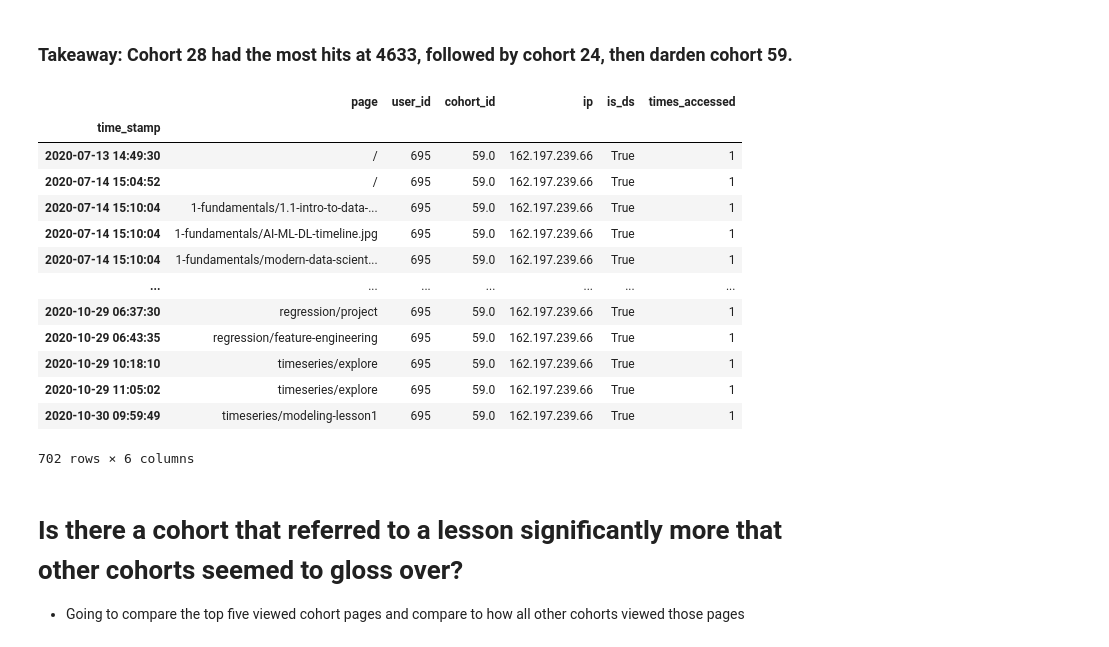
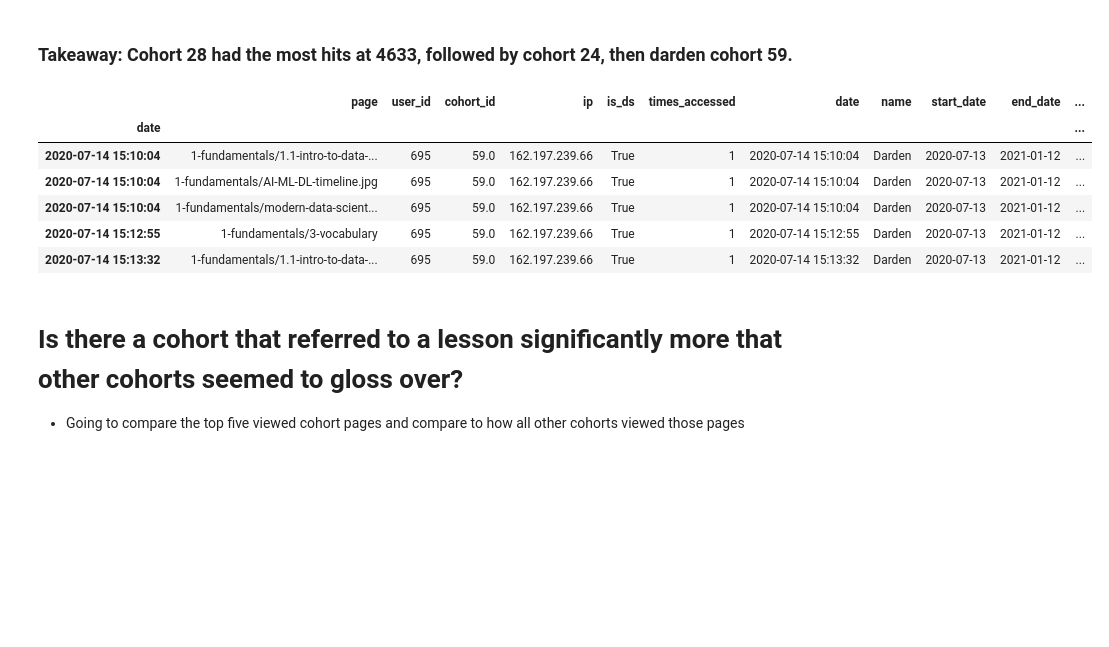
Before and after one commit to george887/time_series_project, a Jupyter notebook: explore.ipynb, the cells around one changed output. Drawn from its saved outputs; the diff is of its cells as text; code cells hidden in the pictures; blank space fills up the shorter version.

Commit message:
Adding explore edits

```diff
--- a/explore.ipynb
+++ b/explore.ipynb
@@ -64,2 +46,0 @@ df.page.isnull().sum()
-# %%
-df.page.dropna(inplace=True)
@@ -118,3 +47,3 @@ cohort_id,name,start_date,end_date,program_id
-# %%
-df['is_ds'] = df.cohort_id.isin([30,34,55,59])
+# %%
+df = p.prep_data(df)
 # %%
@@ -130,7 +71,5 @@ df.head()
 # %% [markdown]
 # Which lesson appears to attract the most traffic consistently across cohorts (per program)?
-# %%
-df['times_accessed'] = 1
 # %%
 # Shows how many times the ciriculum was accessed monthly
 df[['times_accessed']].resample('m').sum().tail()
@@ -415,22 +272,15 @@ df2.groupby(['cohort_id','page'])['times_accessed'].agg(['min', 'mean','max'])
 ### Takeaway: Cohort 28 had the most hits at 4633, followed by cohort 24, then darden cohort 59.
 # %%
 my_ip = '162.197.239.66'
-df[df.ip == my_ip]
+df[df.ip == my_ip].head()
 # %% [output]
-|  | page | user_id | cohort_id | ip | is_ds | times_accessed |
-| time_stamp |  |  |  |  |  |  |
-| 2020-07-13 14:49:30 | / | 695 | 59.0 | 162.197.239.66 | True | 1 |
-| 2020-07-14 15:04:52 | / | 695 | 59.0 | 162.197.239.66 | True | 1 |
-| 2020-07-14 15:10:04 | 1-fundamentals/1.1-intro-to-data-... | 695 | 59.0 | 162.197.239.66 | True | 1 |
-| 2020-07-14 15:10:04 | 1-fundamentals/AI-ML-DL-timeline.jpg | 695 | 59.0 | 162.197.239.66 | True | 1 |
-| 2020-07-14 15:10:04 | 1-fundamentals/modern-data-scient... | 695 | 59.0 | 162.197.239.66 | True | 1 |
-| ... | ... | ... | ... | ... | ... | ... |
-| 2020-10-29 06:37:30 | regression/project | 695 | 59.0 | 162.197.239.66 | True | 1 |
-| 2020-10-29 06:43:35 | regression/feature-engineering | 695 | 59.0 | 162.197.239.66 | True | 1 |
-| 2020-10-29 10:18:10 | timeseries/explore | 695 | 59.0 | 162.197.239.66 | True | 1 |
-| 2020-10-29 11:05:02 | timeseries/explore | 695 | 59.0 | 162.197.239.66 | True | 1 |
-| 2020-10-30 09:59:49 | timeseries/modeling-lesson1 | 695 | 59.0 | 162.197.239.66 | True | 1 |
+|  | page | user_id | cohort_id | ip | is_ds | times_accessed | date | name | start_date | end_date | ... |
+| date |  |  |  |  |  |  |  |  |  |  | ... |
+| 2020-07-14 15:10:04 | 1-fundamentals/1.1-intro-to-data-... | 695 | 59.0 | 162.197.239.66 | True | 1 | 2020-07-14 15:10:04 | Darden | 2020-07-13 | 2021-01-12 | ... |
+| 2020-07-14 15:10:04 | 1-fundamentals/AI-ML-DL-timeline.jpg | 695 | 59.0 | 162.197.239.66 | True | 1 | 2020-07-14 15:10:04 | Darden | 2020-07-13 | 2021-01-12 | ... |
+| 2020-07-14 15:10:04 | 1-fundamentals/modern-data-scient... | 695 | 59.0 | 162.197.239.66 | True | 1 | 2020-07-14 15:10:04 | Darden | 2020-07-13 | 2021-01-12 | ... |
+| 2020-07-14 15:12:55 | 1-fundamentals/3-vocabulary | 695 | 59.0 | 162.197.239.66 | True | 1 | 2020-07-14 15:12:55 | Darden | 2020-07-13 | 2021-01-12 | ... |
+| 2020-07-14 15:13:32 | 1-fundamentals/1.1-intro-to-data-... | 695 | 59.0 | 162.197.239.66 | True | 1 | 2020-07-14 15:13:32 | Darden | 2020-07-13 | 2021-01-12 | ... |
-702 rows × 6 columns
 # %% [markdown]
 # Is there a cohort that referred to a lesson significantly more that other cohorts seemed to gloss over?
 - Going to compare the top five viewed cohort pages and compare to how all other cohorts viewed those pages
```
Also changed, not shown: parts of 104 cells of this notebook.
